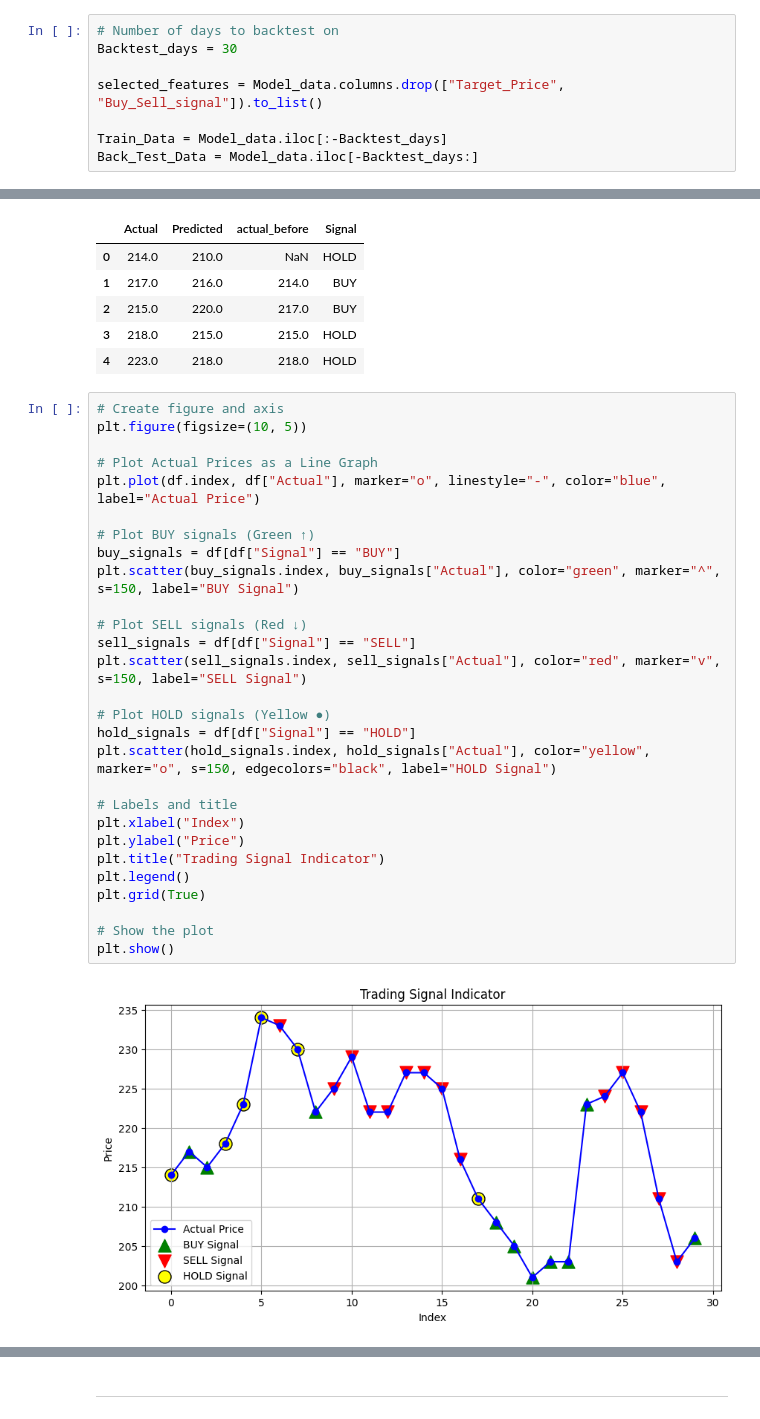
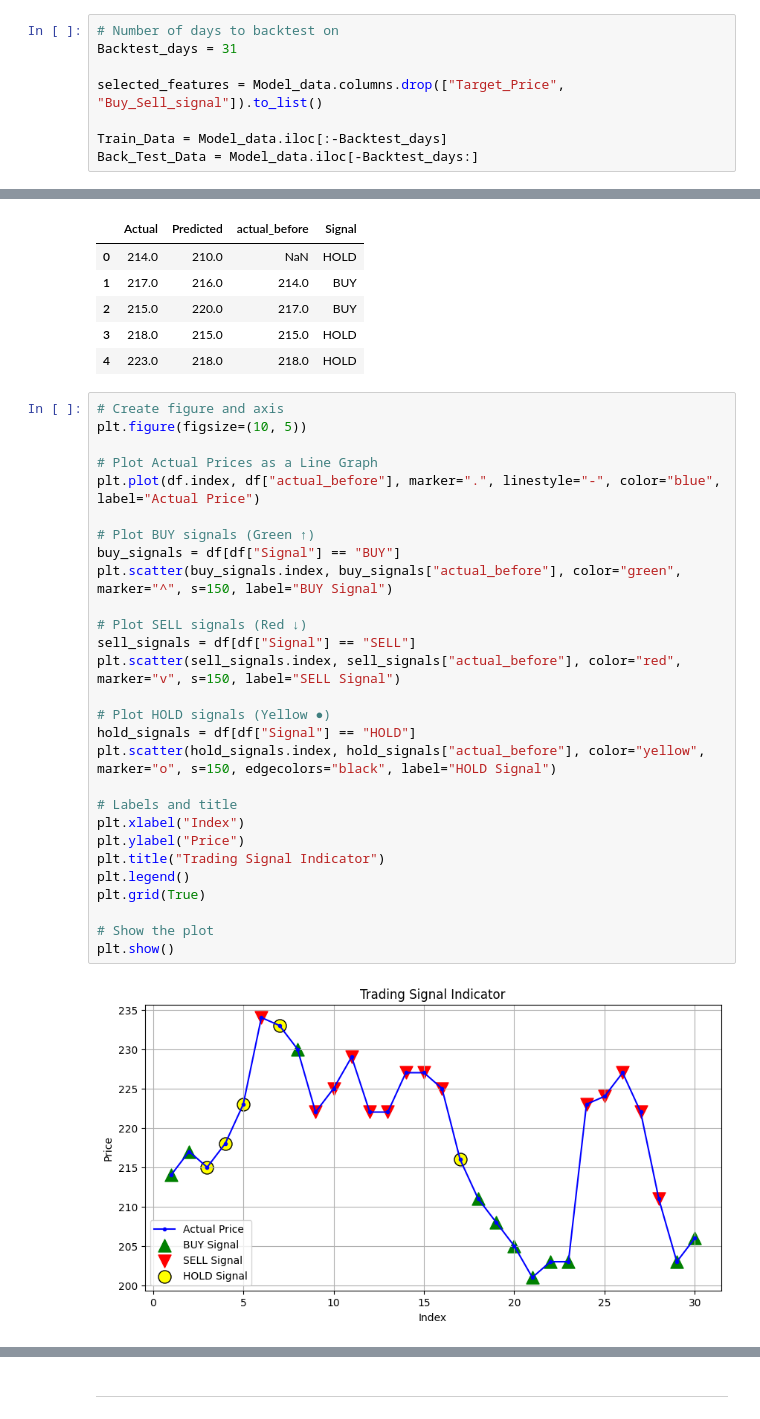
Before and after one commit to KaranSharma-007/Python-Finance, a Jupyter notebook: Main.ipynb, the cells around one changed output, grey strips where cells are left out. Drawn from its saved outputs; the diff is of its cells as text.

```diff
--- a/Main.ipynb
+++ b/Main.ipynb
@@ -502,7 +539,7 @@ But, in XGBoost it auto selects best features
 Spliting the data, allocating past 30 days data for backtesting
 # %%
 # Number of days to backtest on
-Backtest_days = 30
+Backtest_days = 31
 
 selected_features = Model_data.columns.drop(["Target_Price", "Buy_Sell_signal"]).to_list()
 
@@ -685,30 +722,30 @@ df.head()
 # %%
 # Create figure and axis
 plt.figure(figsize=(10, 5))
 
 # Plot Actual Prices as a Line Graph
-plt.plot(df.index, df["Actual"], marker="o", linestyle="-", color="blue", label="Actual Price")
+plt.plot(df.index, df["actual_before"], marker=".", linestyle="-", color="blue", label="Actual Price")
 
 # Plot BUY signals (Green ↑)
 buy_signals = df[df["Signal"] == "BUY"]
-plt.scatter(buy_signals.index, buy_signals["Actual"], color="green", marker="^", s=150, label="BUY Signal")
+plt.scatter(buy_signals.index, buy_signals["actual_before"], color="green", marker="^", s=150, label="BUY Signal")
 
 # Plot SELL signals (Red ↓)
 sell_signals = df[df["Signal"] == "SELL"]
-plt.scatter(sell_signals.index, sell_signals["Actual"], color="red", marker="v", s=150, label="SELL Signal")
+plt.scatter(sell_signals.index, sell_signals["actual_before"], color="red", marker="v", s=150, label="SELL Signal")
 
 # Plot HOLD signals (Yellow ●)
 hold_signals = df[df["Signal"] == "HOLD"]
-plt.scatter(hold_signals.index, hold_signals["Actual"], color="yellow", marker="o", s=150, edgecolors="black", label="HOLD Signal")
+plt.scatter(hold_signals.index, hold_signals["actual_before"], color="yellow", marker="o", s=150, edgecolors="black", label="HOLD Signal")
 
 # Labels and title
 plt.xlabel("Index")
 plt.ylabel("Price")
 plt.title("Trading Signal Indicator")
 plt.legend()
 plt.grid(True)
 
 # Show the plot
 plt.show()
 # %% [output]
-[figure, old version]
+[figure, new version]
```
Also changed, not shown: parts of 10 cells of this notebook, 4 other files.
